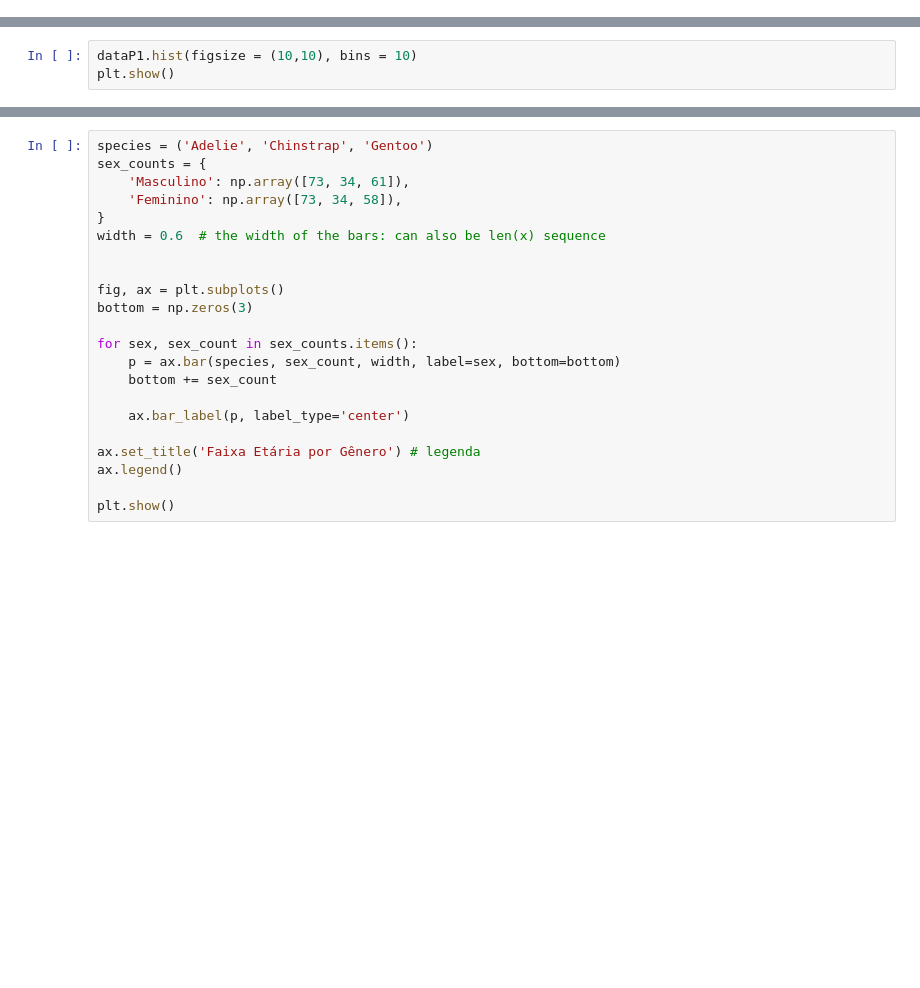
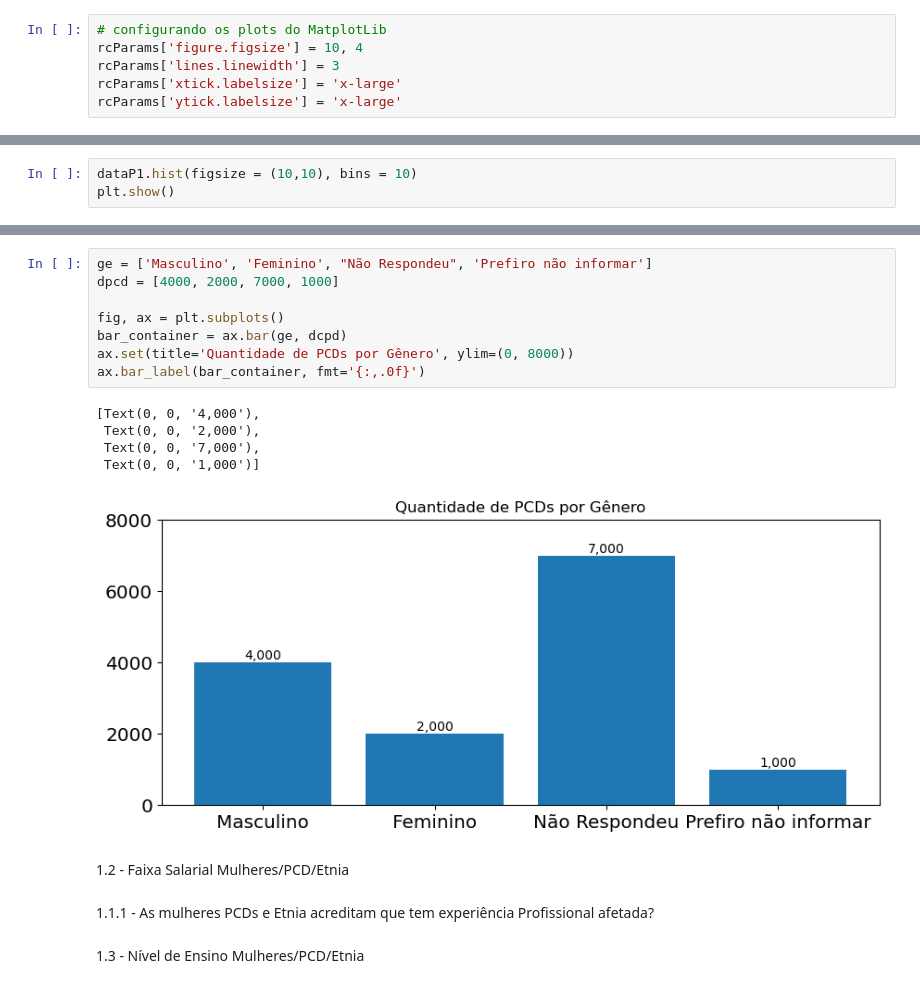
Before and after one commit to Paulophpm/State-of-Data-2023, a Jupyter notebook: Notebook.ipynb, the cells around one changed output, grey strips where cells are left out. Drawn from its saved outputs; the diff is of its cells as text; blank space fills up the shorter version.

```diff
--- a/Notebook.ipynb
+++ b/Notebook.ipynb
@@ -9,4 +10,10 @@ import warnings
 warnings.filterwarnings("ignore") # retirar mensagens de alterações futuras
+# %%
+# configurando os plots do MatplotLib
+rcParams['figure.figsize'] = 10, 4
+rcParams['lines.linewidth'] = 3
+rcParams['xtick.labelsize'] = 'x-large'
+rcParams['ytick.labelsize'] = 'x-large'
 # %%
 # carregando dataset
 data = pd.read_csv("State_of_data_2022.csv")
@@ -106,22 +144,20 @@ dataP1[["('P1_a_1 ', 'Faixa idade')","('P1_b ', 'Genero')"]]
-# %%
-species = ('Adelie', 'Chinstrap', 'Gentoo')
-sex_counts = {
-    'Masculino': np.array([73, 34, 61]),
-    'Feminino': np.array([73, 34, 58]),
-}
-width = 0.6  # the width of the bars: can also be len(x) sequence
-
-
-fig, ax = plt.subplots()
-bottom = np.zeros(3)
-
-for sex, sex_count in sex_counts.items():
-    p = ax.bar(species, sex_count, width, label=sex, bottom=bottom)
-    bottom += sex_count
-
-    ax.bar_label(p, label_type='center')
-
-ax.set_title('Faixa Etária por Gênero') # legenda
-ax.legend()
-
-plt.show()
+# %%
+ge = ['Masculino', 'Feminino', "Não Respondeu", 'Prefiro não informar']
+dpcd = [4000, 2000, 7000, 1000]
+
+fig, ax = plt.subplots()
+bar_container = ax.bar(ge, dcpd)
+ax.set(title='Quantidade de PCDs por Gênero', ylim=(0, 8000))
+ax.bar_label(bar_container, fmt='{:,.0f}')
+# %% [output]
+[Text(0, 0, '4,000'),
+ Text(0, 0, '2,000'),
+ Text(0, 0, '7,000'),
+ Text(0, 0, '1,000')]
+[figure, added]
+# %% [markdown]
+1.2 - Faixa Salarial Mulheres/PCD/Etnia
+# %% [markdown]
+1.1.1 - As mulheres PCDs e Etnia acreditam que tem experiência Profissional afetada?
+# %% [markdown]
+1.3 - Nível de Ensino Mulheres/PCD/Etnia
```
Also changed, not shown: parts of 7 cells of this notebook.
